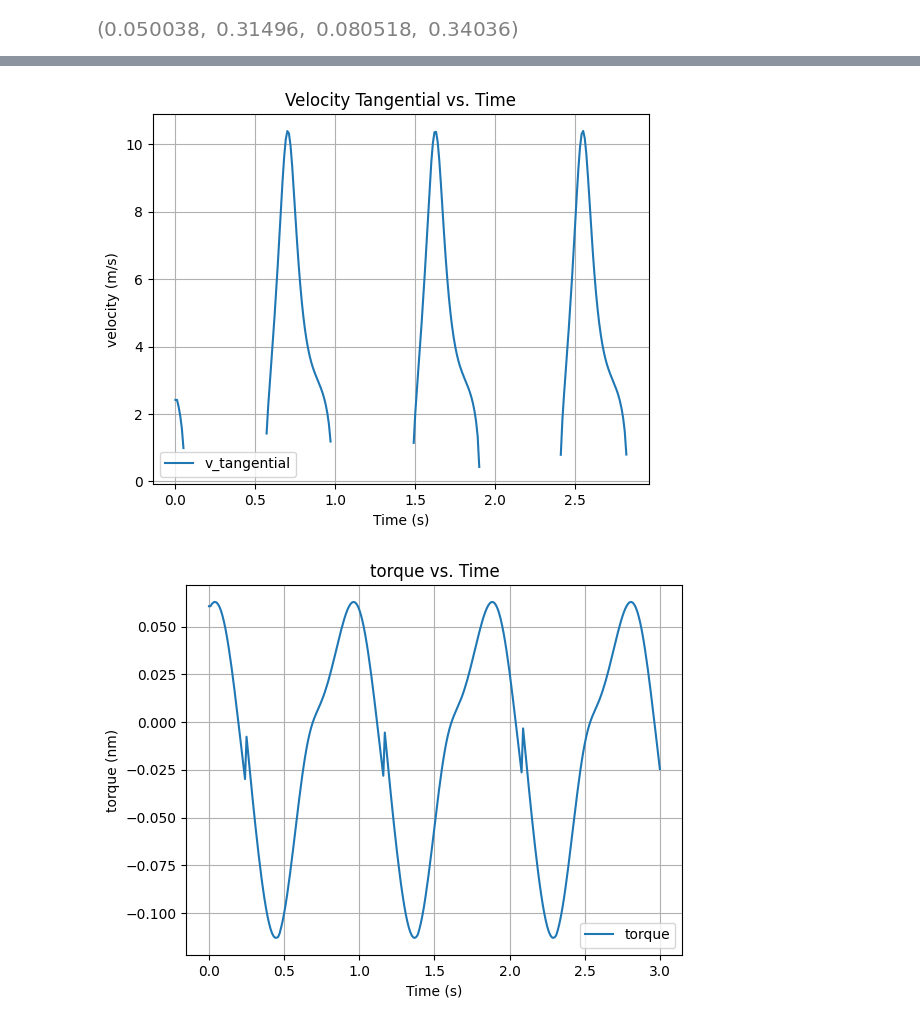
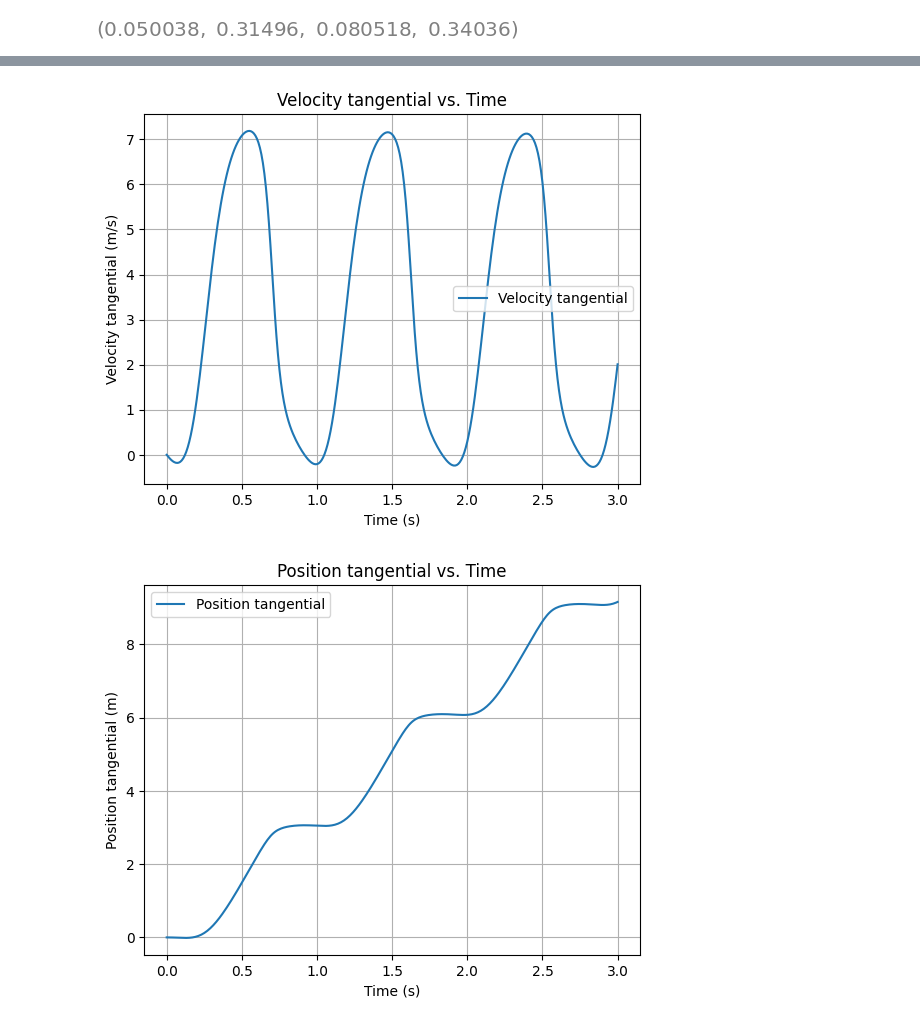
Before and after one commit to QiuDylan/ME200, a Jupyter notebook: FinalProj/Final_Project_V3_JNotebook.ipynb, the cells around one changed output, grey strips where cells are left out. Cells and saved outputs as stored; diff of their text form; code cells hidden in the pictures.

```diff
--- a/FinalProj/Final_Project_V3_JNotebook.ipynb
+++ b/FinalProj/Final_Project_V3_JNotebook.ipynb
@@ -31,16 +32,16 @@ a, b, c, d
 # %% [output]
 [figure]
 # %%
-m = 2 #kg
+m = 3.48 #kg
 l = 24.5 * 0.0254 #length of wiper m
 I = 1/12 * m * l**2 + 1/12 * m * l**2 + m* (l/2 * (2**0.5))**2#moment of inertia about com kgm^2
 mu_k = 0.3  # coefficient of kinetic friction
 g = 9.81  # gravity (m/s^2)
-theta = 25 #degs
+theta = 23 #degs
 # %%
 #Parameters
 motor_torque = 30 #NM
-df = pd.read_csv("4bardata.txt", sep='\t' , header = None, names = ["theta_2 [rad]", "theta_3 [rad]", "theta_4 [rad]", "theta_2 [°]","theta_3 [°]","theta_4 [°]","omega_2 [rad/s]", "omega_43 [rad/s]","omega_4 [rad/s]","alpha_2 [rad/s^2]","alpha_3 [rad/s^2]","alpha_4 [rad/s^2]"])
+df = pd.read_csv("4bardata.txt", sep='\t' , header = None, names = ["time [s]", "theta_2 [rad]", "theta_3 [rad]", "theta_4 [rad]", "theta_2 [°]","theta_3 [°]","theta_4 [°]","omega_2 [rad/s]", "omega_43 [rad/s]","omega_4 [rad/s]","alpha_2 [rad/s^2]","alpha_3 [rad/s^2]","alpha_4 [rad/s^2]"])
 #df.head(20)
 #print(df.shape[0])
 list(df)
@@ -124,0 +176,14 @@ for i in range(df.shape[0]):
+# %%
+#Use Simpson's Rule 1/3 to find v by integration
+dt = 0.01
+v_tan = it.cumulative_trapezoid(y = df["acc_tan [m/s^2]"], x = df["time [s]"], dx = dt, initial = 0)
+v_nor = it.cumulative_trapezoid(y = df["acc_nor [m/s^2]"], x = df["time [s]"], dx = dt, initial = 0)
+df["vel_tan [m/s]"] = v_tan
+df["vel_nor [m/s]"] = v_nor
+# %%
+#Use Simpson's Rule 1/3 to find position by integration
+dt = 0.01
+tan = it.cumulative_trapezoid(y = df["vel_tan [m/s]"], x = df["time [s]"],dx = dt, initial = 0)
+nor = it.cumulative_trapezoid(y = df["vel_nor [m/s]"], x = df["time [s]"],dx = dt, initial = 0)
+df["pos_tan [m]"] = tan
+df["pos_nor [m]"] = nor
@@ -125,7 +200,7 @@ for i in range(df.shape[0]):
 # %%
 # Plotting the graphs
-time = np.linspace(0,3,301)
-plt.plot(time, acceleration_x, label='Acceleration tangential')
+
+plt.plot(df["time [s]"], df["acc_tan [m/s^2]"], label='Acceleration tangential')
 plt.xlabel('Time (s)')
 plt.ylabel('Acceleration tangential (m/s^2)')
 plt.title('Acceleration tangential vs. Time')
@@ -133,15 +208,23 @@ plt.legend()
 plt.grid()
 plt.show()
 
-plt.plot(time, v, label='v_tangential')
+plt.plot(df["time [s]"], df["vel_tan [m/s]"] , label='Velocity tangential')
 plt.xlabel('Time (s)')
-plt.ylabel('velocity (m/s)')
-plt.title('Velocity Tangential vs. Time')
+plt.ylabel('Velocity tangential (m/s)')
+plt.title('Velocity tangential vs. Time')
 plt.legend()
 plt.grid()
 plt.show()
 
-plt.plot(time, tau_out, label='torque')
+plt.plot(df["time [s]"], df["pos_tan [m]"] , label='Position tangential')
+plt.xlabel('Time (s)')
+plt.ylabel('Position tangential (m)')
+plt.title('Position tangential vs. Time')
+plt.legend()
+plt.grid()
+plt.show()
+
+plt.plot(df["time [s]"], tau_out, label='torque')
 plt.xlabel('Time (s)')
 plt.ylabel('torque (nm)')
 plt.title('torque vs. Time')
@@ -149,7 +232,7 @@ plt.legend()
 plt.grid()
 plt.show()
 
-plt.plot(time, F_n, label='F_n')
+plt.plot(df["time [s]"], F_n, label='F_n')
 plt.xlabel('Time (s)')
 plt.ylabel('F_n (N)')
 plt.title('Normal force vs. Time')
@@ -157,38 +240,38 @@ plt.legend()
 plt.grid()
 plt.show()
 
-plt.plot(time, F_friction, label='F_friction')
+plt.plot(df["time [s]"], F_friction, label='F_friction')
 plt.xlabel('Time (s)')
 plt.ylabel('F_friction (N)')
 plt.title('friction vs. Time')
 plt.legend()
 plt.grid()
 plt.show()
 
-plt.plot(time, l * df["alpha_4 [rad/s^2]"], label='acceleration fr fr')
+plt.plot(df["time [s]"], l * df["alpha_4 [rad/s^2]"], label='acceleration fr fr')
 plt.xlabel('Time (s)')
 plt.ylabel('accel (m/s)')
 plt.title('acceleration fr fr vs. Time')
 plt.legend()
 plt.grid()
 plt.show()
 
-plt.plot(time, l * df["omega_4 [rad/s]"], label='Velocity')
+plt.plot(df["time [s]"], l * df["omega_4 [rad/s]"], label='Velocity')
 plt.xlabel('Time (s)')
 plt.ylabel('Velocity (m/s)')
 plt.title('Velocity vs. Time')
 plt.legend()
 plt.grid()
 plt.show()
 
-plt.plot(time, l * df["theta_4 [rad]"], label='Position')
+plt.plot(df["time [s]"], l * df["theta_4 [rad]"], label='Position')
 plt.xlabel('Time (s)')
 plt.ylabel('Position (m)')
 plt.title('Position vs. Time')
 plt.legend()
 plt.grid()
 plt.show()
 # %% [output]
 [figure]
-[figure, old version]
+[figure, new version]
-[figure, old version]
+[figure, new version]
```
Also changed, not shown: parts of 6 cells of this notebook, 1 other file.
